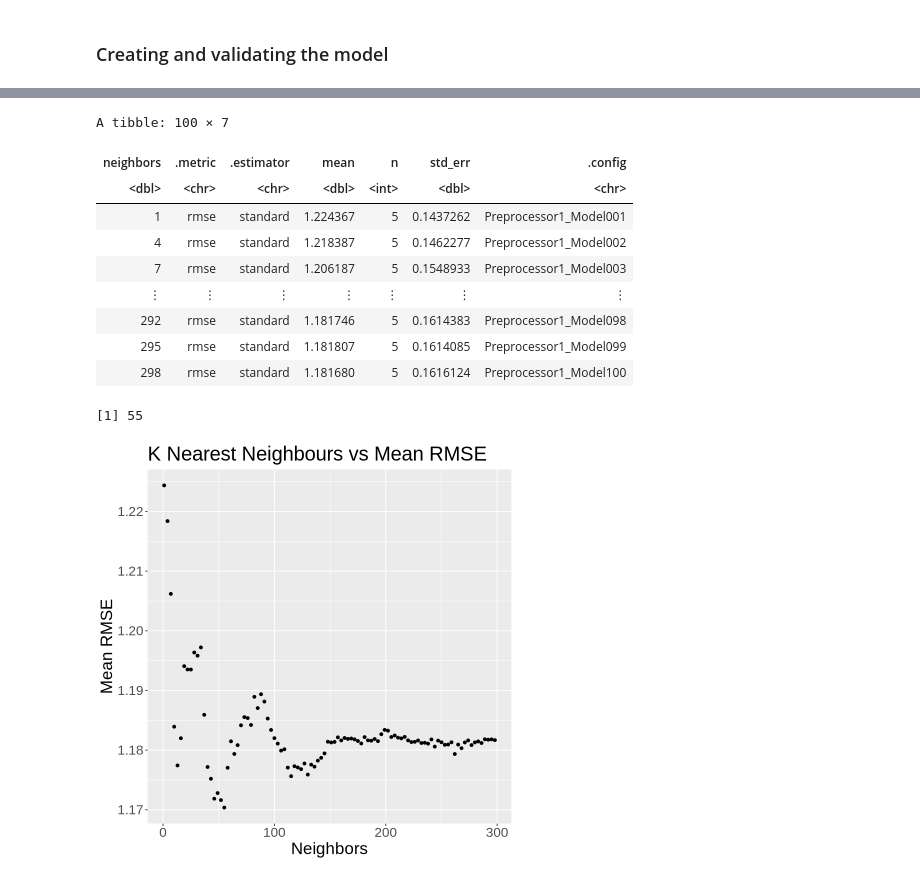
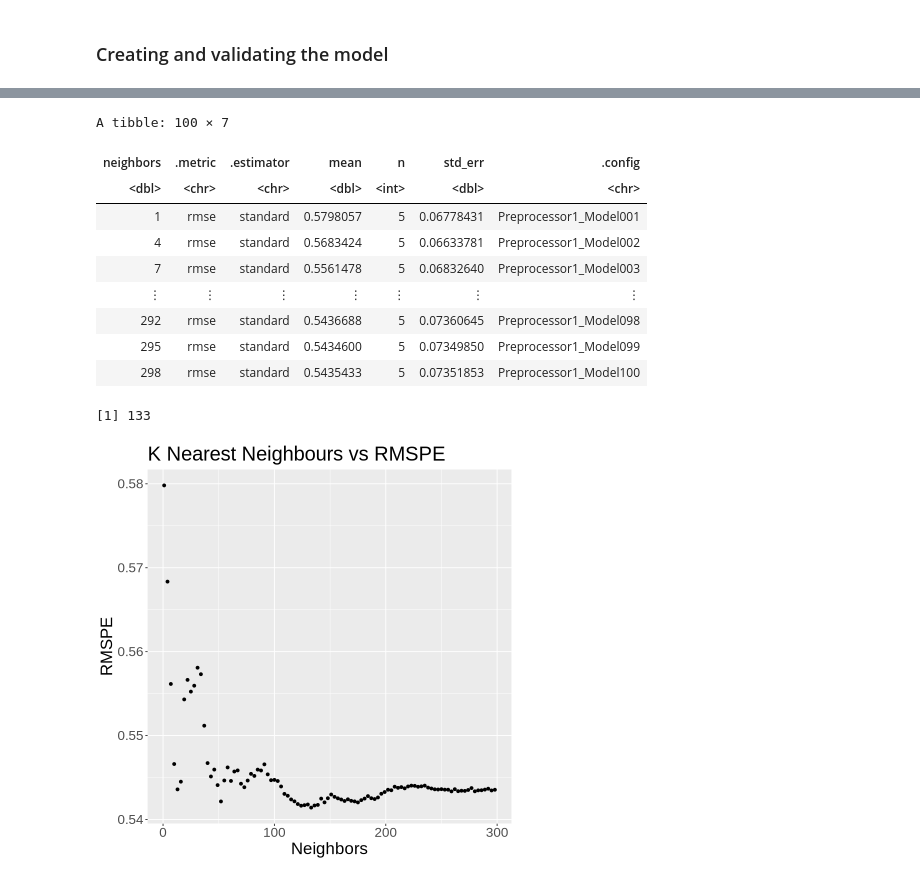
Before and after one commit to masterdoge13/dsci100-project, a Jupyter notebook: Group Project Final Report.ipynb, the cells around one changed output, grey strips where cells are left out. Cells and saved outputs as stored; diff of their text form; code cells hidden in the pictures.

Commit message:
added more models

```diff
--- a/Group Project Final Report.ipynb
+++ b/Group Project Final Report.ipynb
@@ -157,7 +152,7 @@ sessions_per_hour <- sessions_wrangled |>
     group_by(start_month, start_day, start_hour) |>
     summarize(number_of_sessions = n()) |>
     arrange(-number_of_sessions) |>
-    mutate(percentage_of_players = number_of_sessions/total_players)
+    mutate(percentage_of_players = number_of_sessions/total_players*100)
 sessions_per_hour
 # %% [output]
 `summarise()` has grouped output by 'start_month', 'start_day'. You can
@@ -175,15 +180,15 @@ A grouped_df: 948 × 5
 # %%
-init_split <- initial_split(sessions_per_hour, prop = 0.7, strata = number_of_sessions)
+init_split <- initial_split(sessions_per_hour, prop = 0.7, strata = percentage_of_players)
 sessions_train <- training(init_split)
 sessions_test <- testing(init_split)
 
-sessions_recipe <- recipe(number_of_sessions ~ start_hour, data = sessions_train) |>
+sessions_recipe <- recipe(percentage_of_players ~ start_hour, data = sessions_train) |>
     step_scale(all_predictors()) |>
     step_center(all_predictors())
 sessions_tune <- nearest_neighbor(weight_func = "rectangular", neighbors = tune()) |>
        set_engine("kknn") |>
        set_mode("regression")
-sessions_vfold <- vfold_cv(sessions_train, v = 5, strata = number_of_sessions)
+sessions_vfold <- vfold_cv(sessions_train, v = 5, strata = percentage_of_players)
 k_vals <- tibble(neighbors = seq(from = 1, to = 300, by = 3))
 sessions_tune_results <- workflow() |>
     add_recipe(sessions_recipe) |>
@@ -196,25 +201,25 @@ sessions_tune_results
 A tibble: 100 × 7
 | neighbors | .metric | .estimator | mean | n | std_err | .config |
 | <dbl> | <chr> | <chr> | <dbl> | <int> | <dbl> | <chr> |
-| 1 | rmse | standard | 1.224367 | 5 | 0.1437262 | Preprocessor1_Model001 |
-| 4 | rmse | standard | 1.218387 | 5 | 0.1462277 | Preprocessor1_Model002 |
-| 7 | rmse | standard | 1.206187 | 5 | 0.1548933 | Preprocessor1_Model003 |
+| 1 | rmse | standard | 0.5798057 | 5 | 0.06778431 | Preprocessor1_Model001 |
+| 4 | rmse | standard | 0.5683424 | 5 | 0.06633781 | Preprocessor1_Model002 |
+| 7 | rmse | standard | 0.5561478 | 5 | 0.06832640 | Preprocessor1_Model003 |
 | ⋮ | ⋮ | ⋮ | ⋮ | ⋮ | ⋮ | ⋮ |
-| 292 | rmse | standard | 1.181746 | 5 | 0.1614383 | Preprocessor1_Model098 |
-| 295 | rmse | standard | 1.181807 | 5 | 0.1614085 | Preprocessor1_Model099 |
-| 298 | rmse | standard | 1.181680 | 5 | 0.1616124 | Preprocessor1_Model100 |
+| 292 | rmse | standard | 0.5436688 | 5 | 0.07360645 | Preprocessor1_Model098 |
+| 295 | rmse | standard | 0.5434600 | 5 | 0.07349850 | Preprocessor1_Model099 |
+| 298 | rmse | standard | 0.5435433 | 5 | 0.07351853 | Preprocessor1_Model100 |
 # %%
 best_k_plot <- ggplot(sessions_tune_results, aes(x = neighbors, y = mean)) +
     geom_point() +
-    labs(x = "Neighbors", y = "Mean RMSE", title = "K Nearest Neighbours vs Mean RMSE") +
+    labs(x = "Neighbors", y = "RMSPE", title = "K Nearest Neighbours vs RMSPE") +
     theme(text = element_text(size = 20))
 best_k_plot
 sessions_tune_best <- sessions_tune_results |>
     arrange(mean) |>
     select(neighbors) |>
     slice(1) |>
     pull()
 sessions_tune_best
 # %% [output]
-[1] 55
+[1] 133
-[figure, old version]
+[figure, new version]
```
Also changed, not shown: parts of 9 cells of this notebook.
